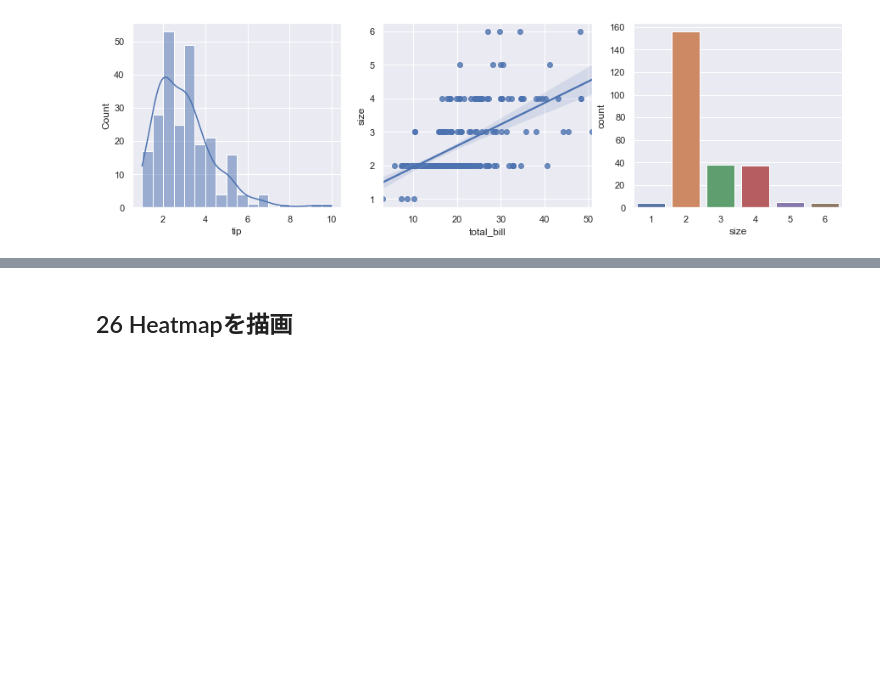
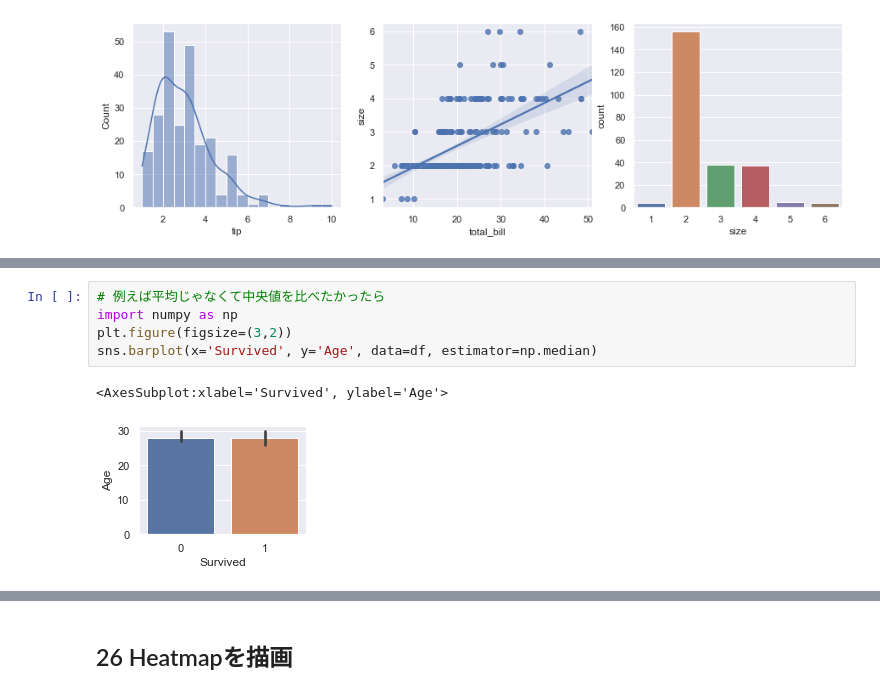
Before and after one commit to GitHiru/ml_academic, a Jupyter notebook: various_learning/kame/kame_ds_5_seaborn.ipynb, the cells around one changed output, grey strips where cells are left out. Saved outputs shown, nothing was run; the diff lists cells and outputs as text; blank space fills up the shorter version.

```diff
--- a/various_learning/kame/kame_ds_5_seaborn.ipynb
+++ b/various_learning/kame/kame_ds_5_seaborn.ipynb
@@ -87,0 +141,8 @@ sns.countplot(x='size', data=tips_df, ax=ax3)
+# %%
+# 例えば平均じゃなくて中央値を比べたかったら
+import numpy as np
+plt.figure(figsize=(3,2))
+sns.barplot(x='Survived', y='Age', data=df, estimator=np.median)
+# %% [output]
+<AxesSubplot:xlabel='Survived', ylabel='Age'>
+[figure, added]
```
Also changed, not shown: parts of 24 cells of this notebook.
